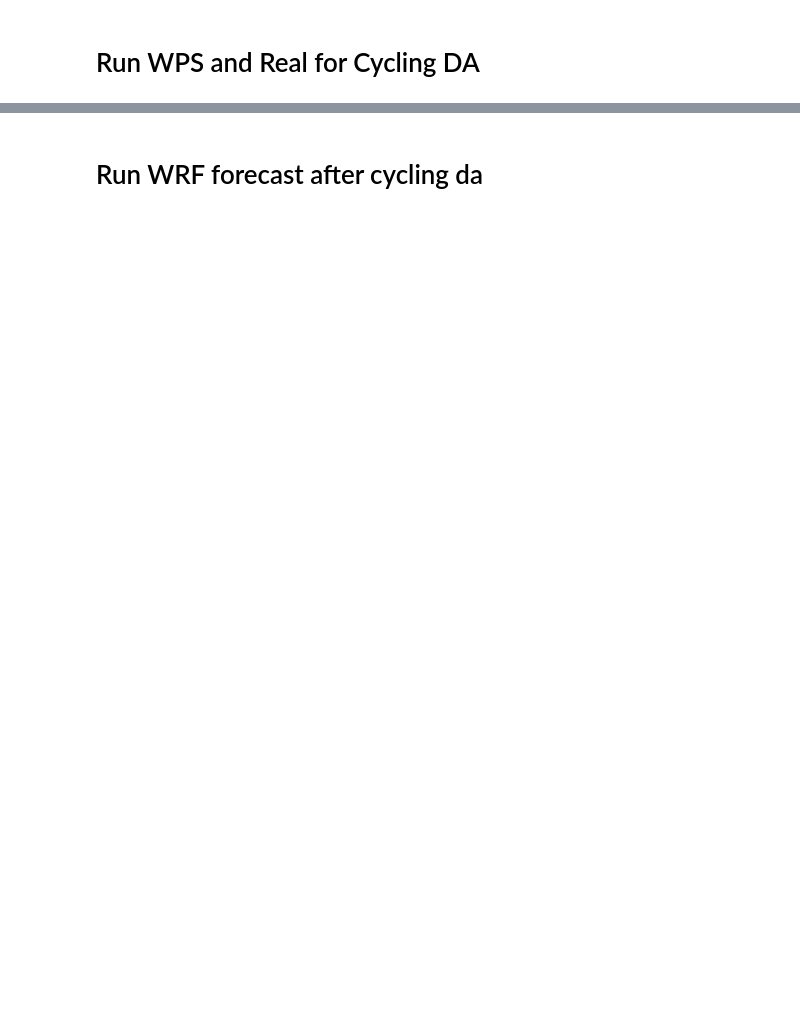
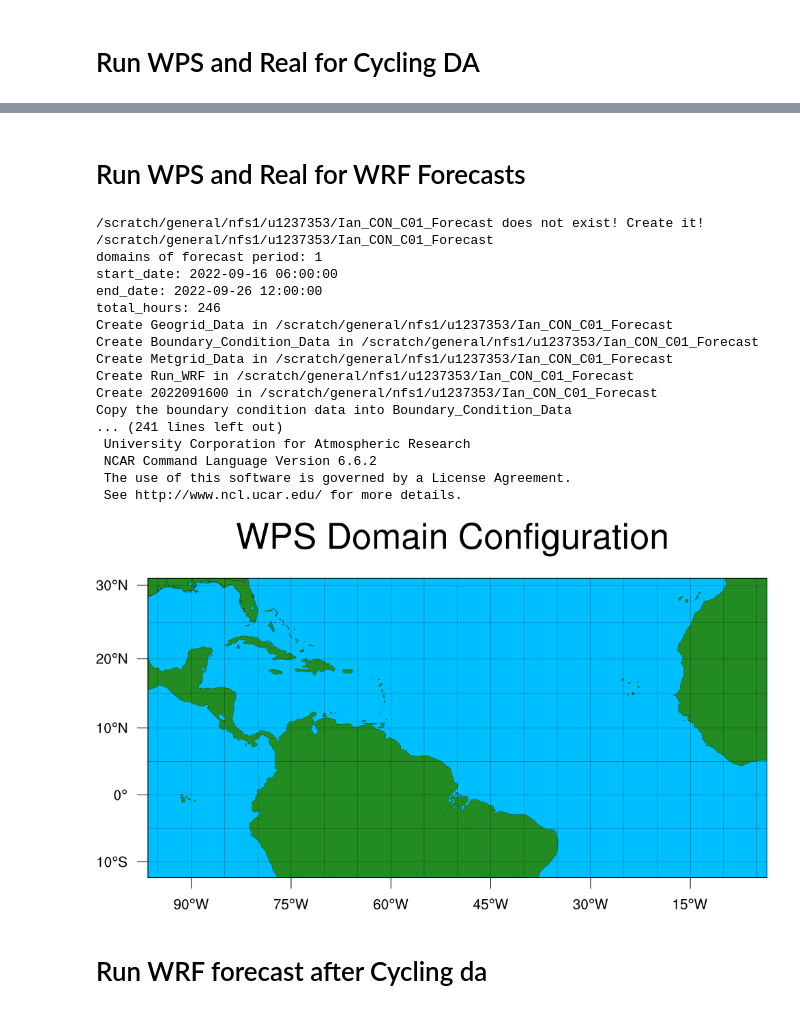
Before and after one commit to RoyCaitSith/climetlab-my-plugin, a Jupyter notebook: notebooks/cycling_da.ipynb, the cells around one changed output, grey strips where cells are left out. Saved outputs shown, nothing was run; the diff lists cells and outputs as text; code cells hidden in the pictures; blank space fills up the shorter version.

```diff
--- a/notebooks/cycling_da.ipynb
+++ b/notebooks/cycling_da.ipynb
@@ -32,5 +32,36 @@ Copy the boundary condition data into Boundary_Condition_Data
+# %% [markdown]
+# Run WPS and Real for WRF Forecasts
+# %%
+from cycling_da import run_wps_and_real
+
+run_wps_and_real(data_library_name='cpex',
+                 dir_case='/08_CPEX/01_CV_RF07_AEW06_IAN',
+                 case_name='Ian',
+                 exp_name='CON',
+                 period='forecast',
+                 boundary_data='GFS',
+                 whether_wait=False, nodes=1, ntasks=16, account='zpu-kp', partition='zpu-kp')
+# %% [output]
+/scratch/general/nfs1/u1237353/Ian_CON_C01_Forecast does not exist! Create it!
+/scratch/general/nfs1/u1237353/Ian_CON_C01_Forecast
+domains of forecast period: 1
+start_date: 2022-09-16 06:00:00
+end_date: 2022-09-26 12:00:00
+total_hours: 246
+Create Geogrid_Data in /scratch/general/nfs1/u1237353/Ian_CON_C01_Forecast
+Create Boundary_Condition_Data in /scratch/general/nfs1/u1237353/Ian_CON_C01_Forecast
+Create Metgrid_Data in /scratch/general/nfs1/u1237353/Ian_CON_C01_Forecast
+Create Run_WRF in /scratch/general/nfs1/u1237353/Ian_CON_C01_Forecast
+Create 2022091600 in /scratch/general/nfs1/u1237353/Ian_CON_C01_Forecast
+Copy the boundary condition data into Boundary_Condition_Data
+... (241 lines left out)
+ University Corporation for Atmospheric Research
+ NCAR Command Language Version 6.6.2
+ The use of this software is governed by a License Agreement.
+ See http://www.ncl.ucar.edu/ for more details.
+[figure, added]
 # %% [markdown]
-# Run WRF forecast after cycling da
+# Run WRF forecast after Cycling da
 # %%
 from cycling_da import run_wrf_forecast
 
```
Also changed, not shown: parts of 1 cell of this notebook, 6 other files.
